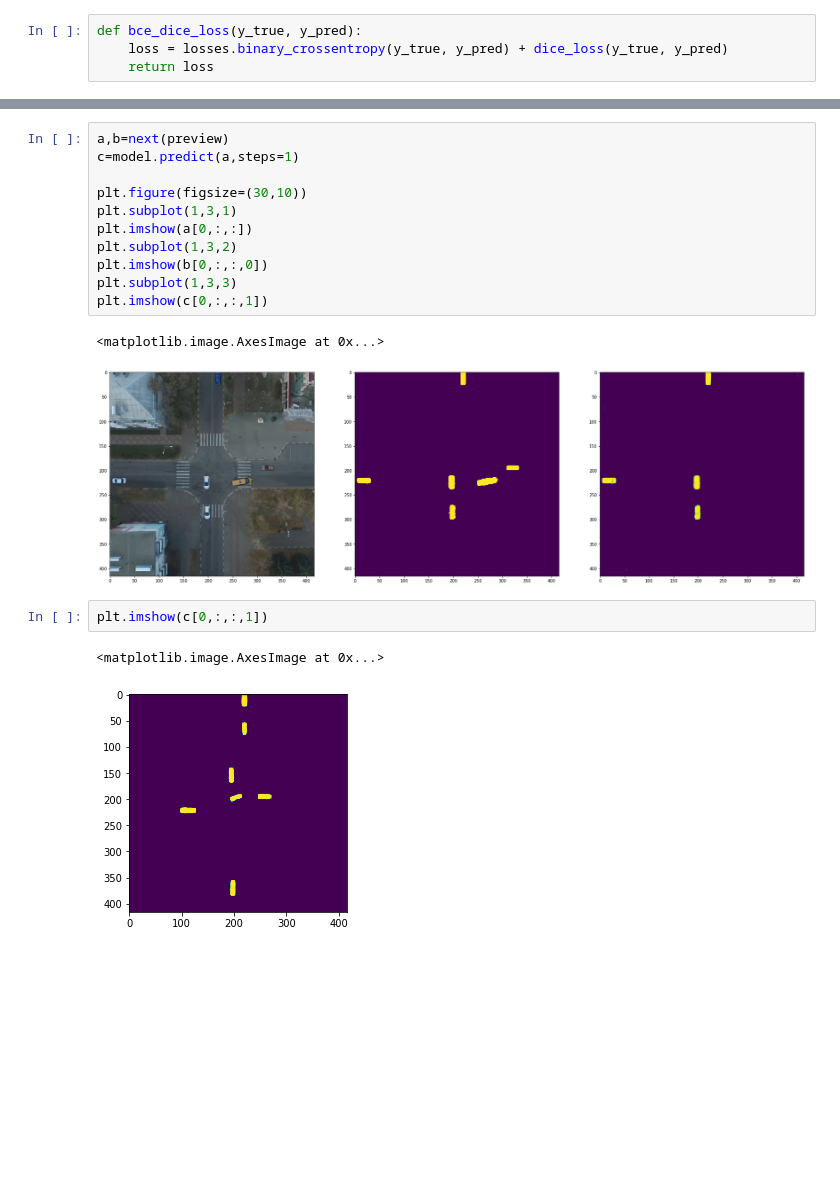
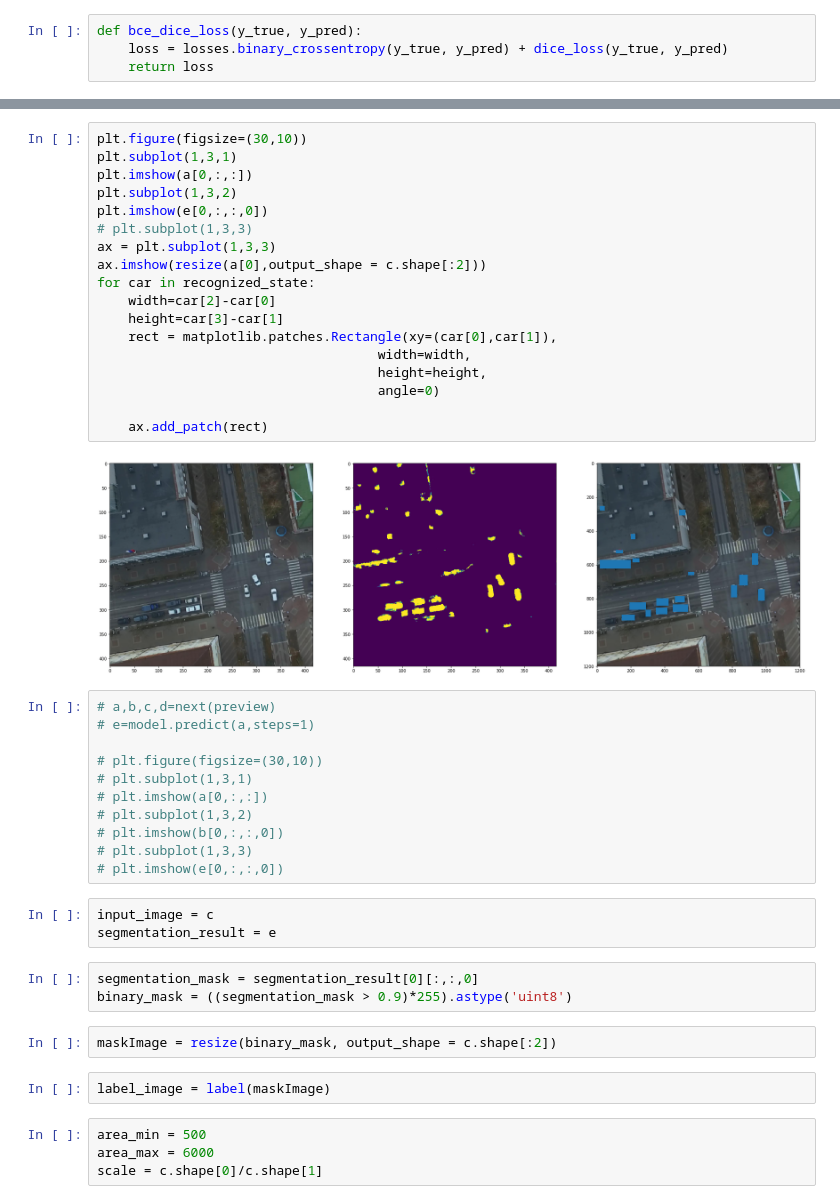
Before and after one commit to makashy/RAAI-CDS-Hackathon, a Jupyter notebook: U-Net.ipynb, the cells around one changed output, grey strips where cells are left out. Cells and saved outputs as stored; diff of their text form; blank space fills up the shorter version.

```diff
--- a/U-Net.ipynb
+++ b/U-Net.ipynb
@@ -176,19 +308,45 @@ model.evaluate(a,b)
+# %%
+plt.figure(figsize=(30,10))
+plt.subplot(1,3,1)
+plt.imshow(a[0,:,:])
+plt.subplot(1,3,2)
+plt.imshow(e[0,:,:,0])
+# plt.subplot(1,3,3)
+ax = plt.subplot(1,3,3)
+ax.imshow(resize(a[0],output_shape = c.shape[:2]))
+for car in recognized_state:
+    width=car[2]-car[0]
+    height=car[3]-car[1]
+    rect = matplotlib.patches.Rectangle(xy=(car[0],car[1]),
+                                    width=width,
+                                    height=height,
+                                    angle=0)
+
+    ax.add_patch(rect)
+# %% [output]
+[figure, added]
 # %%
-a,b=next(preview)
-c=model.predict(a,steps=1)
+# a,b,c,d=next(preview)
+# e=model.predict(a,steps=1)
 
-plt.figure(figsize=(30,10))
-plt.subplot(1,3,1)
-plt.imshow(a[0,:,:])
-plt.subplot(1,3,2)
-plt.imshow(b[0,:,:,0])
-plt.subplot(1,3,3)
-plt.imshow(c[0,:,:,1])
+# plt.figure(figsize=(30,10))
+# plt.subplot(1,3,1)
+# plt.imshow(a[0,:,:])
+# plt.subplot(1,3,2)
+# plt.imshow(b[0,:,:,0])
+# plt.subplot(1,3,3)
+# plt.imshow(e[0,:,:,0])
-# %% [output]
-<matplotlib.image.AxesImage at 0x...>
-[figure, removed]
-# %%
-plt.imshow(c[0,:,:,1])
-# %% [output]
-<matplotlib.image.AxesImage at 0x...>
-[figure, removed]
+# %%
+input_image = c
+segmentation_result = e
+# %%
+segmentation_mask = segmentation_result[0][:,:,0]
+binary_mask = ((segmentation_mask > 0.9)*255).astype('uint8')
+# %%
+maskImage = resize(binary_mask, output_shape = c.shape[:2])
+# %%
+label_image = label(maskImage)
+# %%
+area_min = 500
+area_max = 6000
+scale = c.shape[0]/c.shape[1]
```
Also changed, not shown: parts of 38 cells of this notebook, 5 other files.
